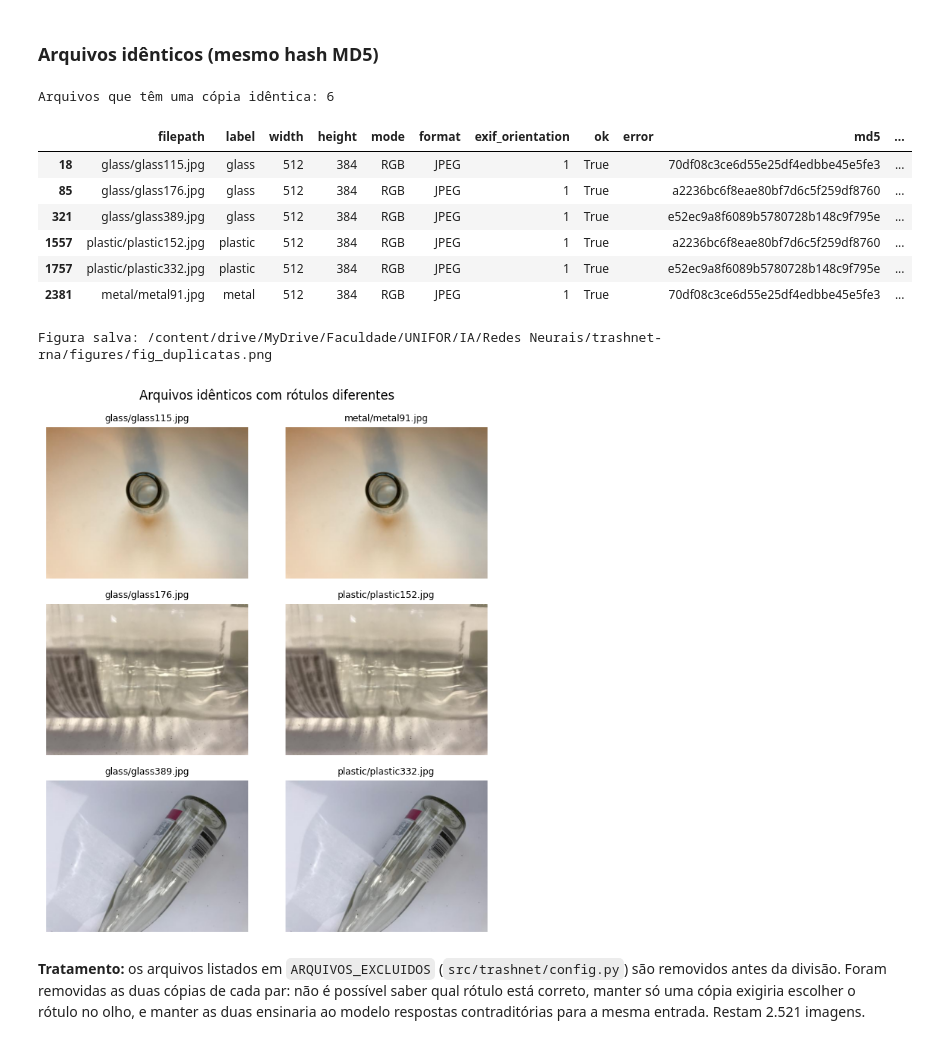
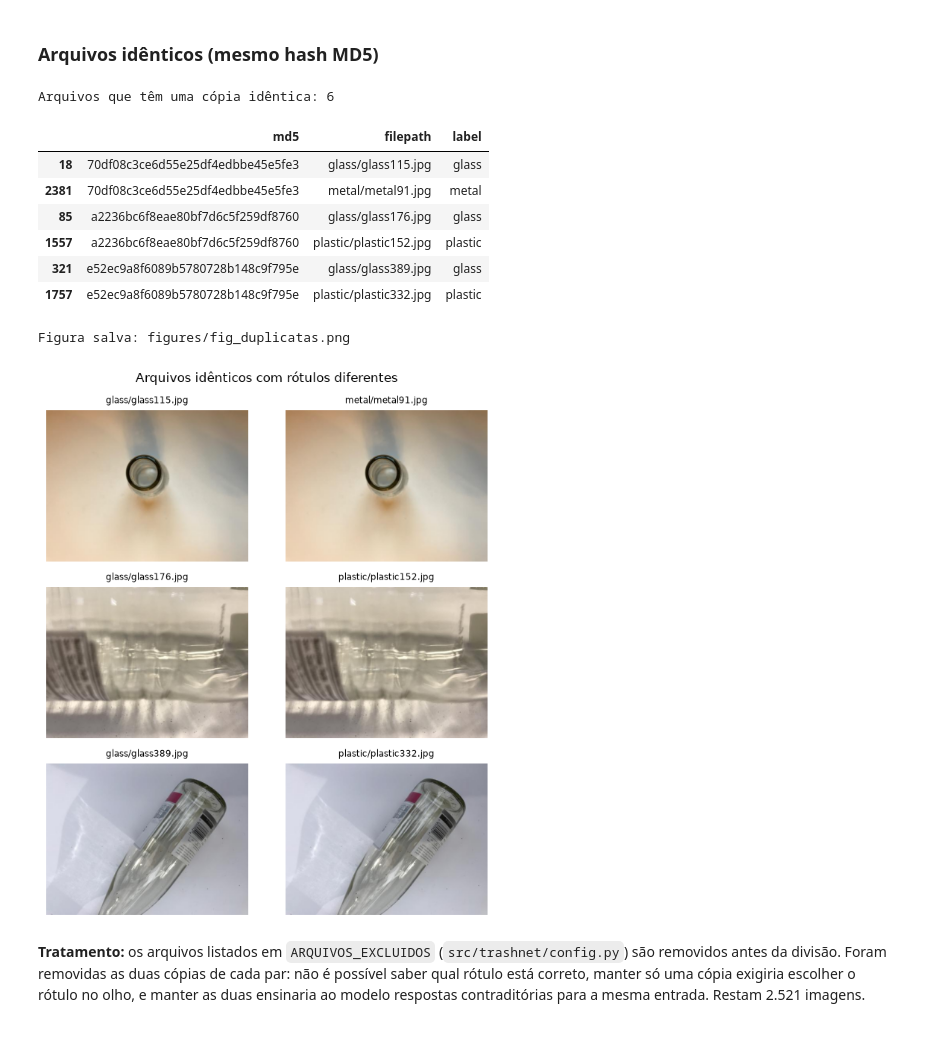
Before and after one commit to carlosdaniel-eng/trashnet-rna, a Jupyter notebook: notebooks/01_analise_exploratoria.ipynb, the cells around one changed output. Drawn from its saved outputs; the diff is of its cells as text; code cells hidden in the pictures.

```diff
--- a/notebooks/01_analise_exploratoria.ipynb
+++ b/notebooks/01_analise_exploratoria.ipynb
@@ -87,18 +90,18 @@ Razão entre a classe mais e a menos frequente: 4.34
 # %% [markdown]
 ### Arquivos idênticos (mesmo hash MD5)
 # %%
-dups = inv[inv.duplicated(subset=['md5'], keep=False)]
+dups = D.find_duplicates(inv)
 print("Arquivos que têm uma cópia idêntica:", len(dups))
 dups
 # %% [output]
 Arquivos que têm uma cópia idêntica: 6
-|  | filepath | label | width | height | mode | format | exif_orientation | ok | error | md5 | ... |
-| 18 | glass/glass115.jpg | glass | 512 | 384 | RGB | JPEG | 1 | True |  | 70df08c3ce6d55e25df4edbbe45e5fe3 | ... |
-| 85 | glass/glass176.jpg | glass | 512 | 384 | RGB | JPEG | 1 | True |  | a2236bc6f8eae80bf7d6c5f259df8760 | ... |
-| 321 | glass/glass389.jpg | glass | 512 | 384 | RGB | JPEG | 1 | True |  | e52ec9a8f6089b5780728b148c9f795e | ... |
-| 1557 | plastic/plastic152.jpg | plastic | 512 | 384 | RGB | JPEG | 1 | True |  | a2236bc6f8eae80bf7d6c5f259df8760 | ... |
-| 1757 | plastic/plastic332.jpg | plastic | 512 | 384 | RGB | JPEG | 1 | True |  | e52ec9a8f6089b5780728b148c9f795e | ... |
-| 2381 | metal/metal91.jpg | metal | 512 | 384 | RGB | JPEG | 1 | True |  | 70df08c3ce6d55e25df4edbbe45e5fe3 | ... |
+|  | md5 | filepath | label |
+| 18 | 70df08c3ce6d55e25df4edbbe45e5fe3 | glass/glass115.jpg | glass |
+| 2381 | 70df08c3ce6d55e25df4edbbe45e5fe3 | metal/metal91.jpg | metal |
+| 85 | a2236bc6f8eae80bf7d6c5f259df8760 | glass/glass176.jpg | glass |
+| 1557 | a2236bc6f8eae80bf7d6c5f259df8760 | plastic/plastic152.jpg | plastic |
+| 321 | e52ec9a8f6089b5780728b148c9f795e | glass/glass389.jpg | glass |
+| 1757 | e52ec9a8f6089b5780728b148c9f795e | plastic/plastic332.jpg | plastic |
 # %%
 # Mostra cada grupo de arquivos idênticos lado a lado
 grupos = list(dups.groupby("md5"))
@@ -111,8 +114,8 @@ if grupos:
     fig.suptitle("Arquivos idênticos com rótulos diferentes")
     fig.tight_layout(); E.save_fig(fig, "fig_duplicatas"); plt.show()
 # %% [output]
-Figura salva: /content/drive/MyDrive/Faculdade/UNIFOR/IA/Redes Neurais/trashnet-rna/figures/fig_duplicatas.png
+Figura salva: figures/fig_duplicatas.png
-[figure, old version]
+[figure, new version]
 # %% [markdown]
 **Tratamento:** os arquivos listados em `ARQUIVOS_EXCLUIDOS` (`src/trashnet/config.py`) são removidos antes da divisão.
 Foram removidas as duas cópias de cada par: não é possível saber qual rótulo está correto, manter só uma cópia exigiria
```
Also changed, not shown: parts of 6 cells of this notebook, 17 other files.
